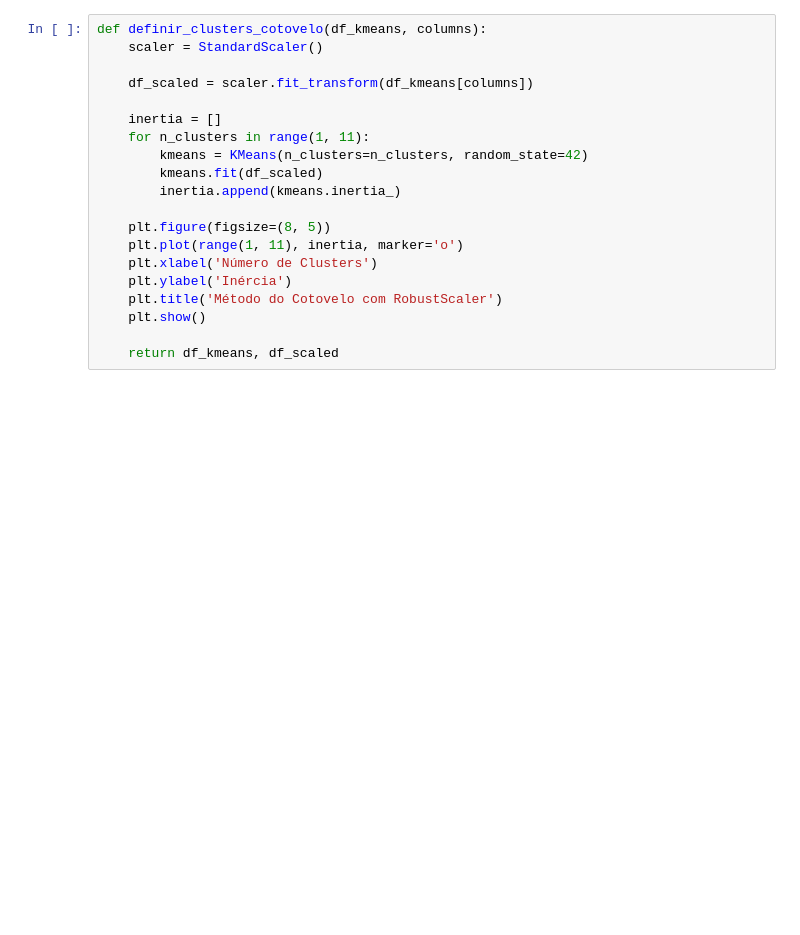
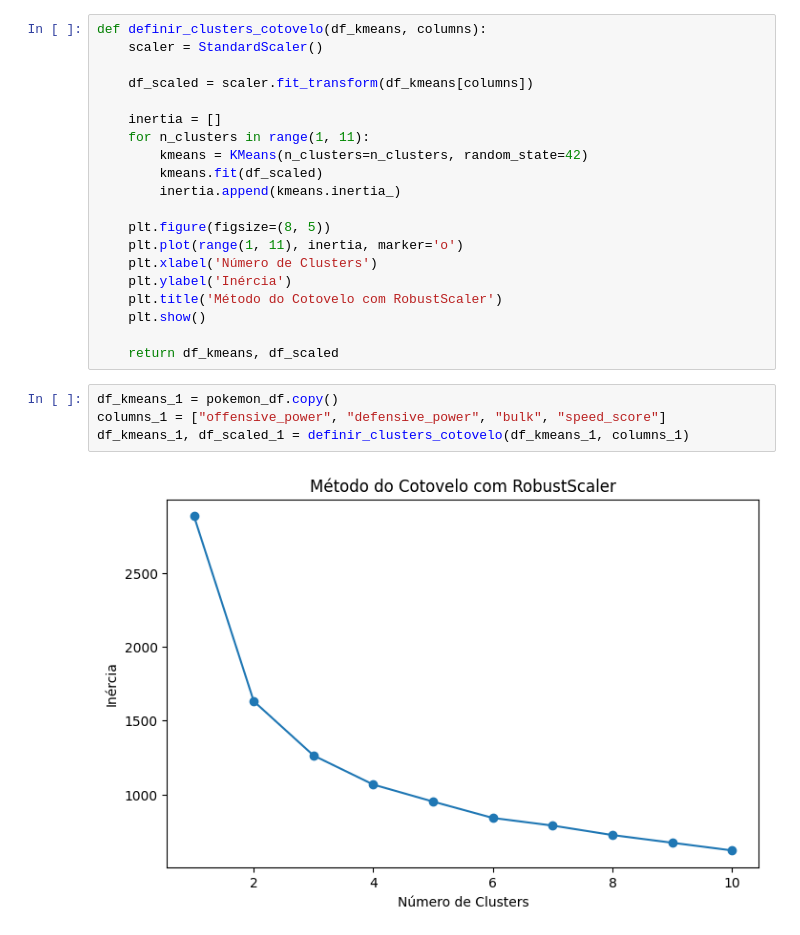
Before and after one commit to luisTranquilino/darkdex, a Jupyter notebook: code/initial_study.ipynb, the cells around one changed output. Cells and saved outputs as stored; diff of their text form; blank space fills up the shorter version.

```diff
--- a/code/initial_study.ipynb
+++ b/code/initial_study.ipynb
@@ -110,3 +112,9 @@ def definir_clusters_cotovelo(df_kmeans, columns):
     plt.show()
 
     return df_kmeans, df_scaled
+# %%
+df_kmeans_1 = pokemon_df.copy()
+columns_1 = ["offensive_power", "defensive_power", "bulk", "speed_score"]
+df_kmeans_1, df_scaled_1 = definir_clusters_cotovelo(df_kmeans_1, columns_1)
+# %% [output]
+[figure, added]
```
Also changed, not shown: parts of 5 cells of this notebook, 1 other file.
